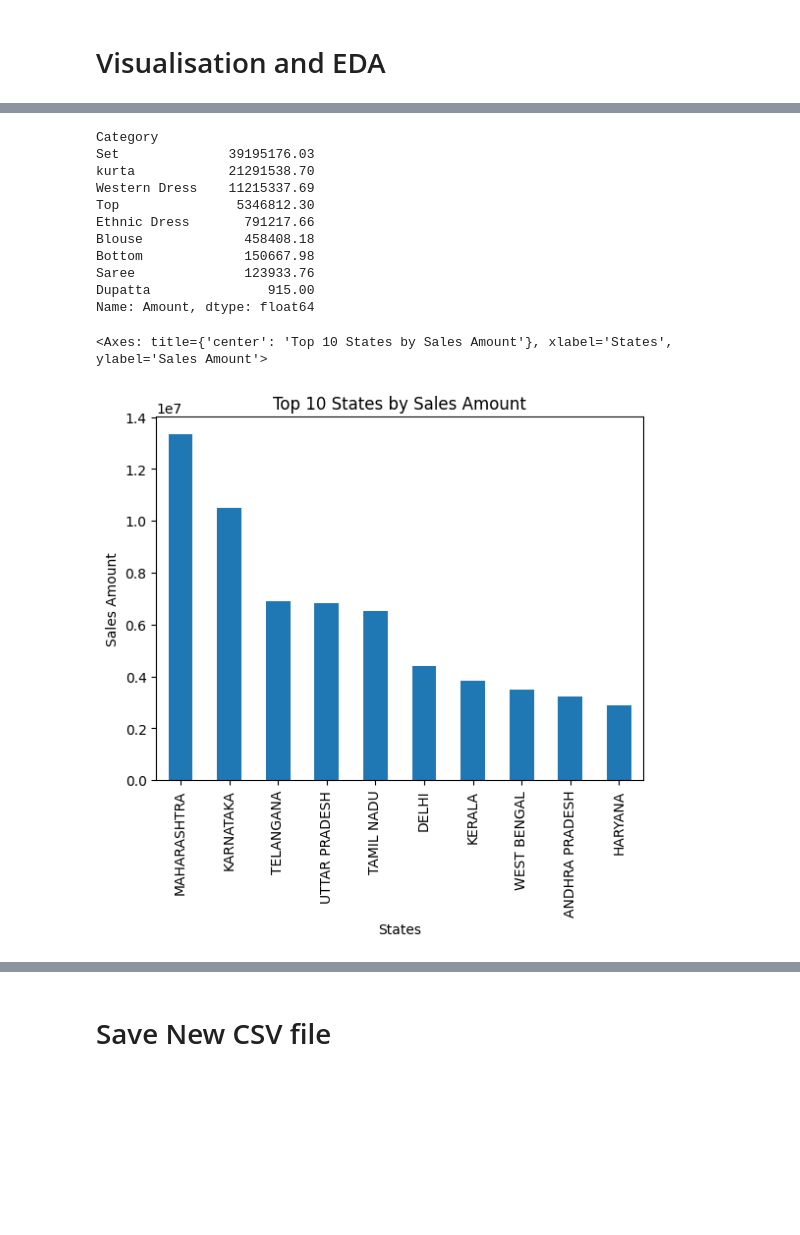
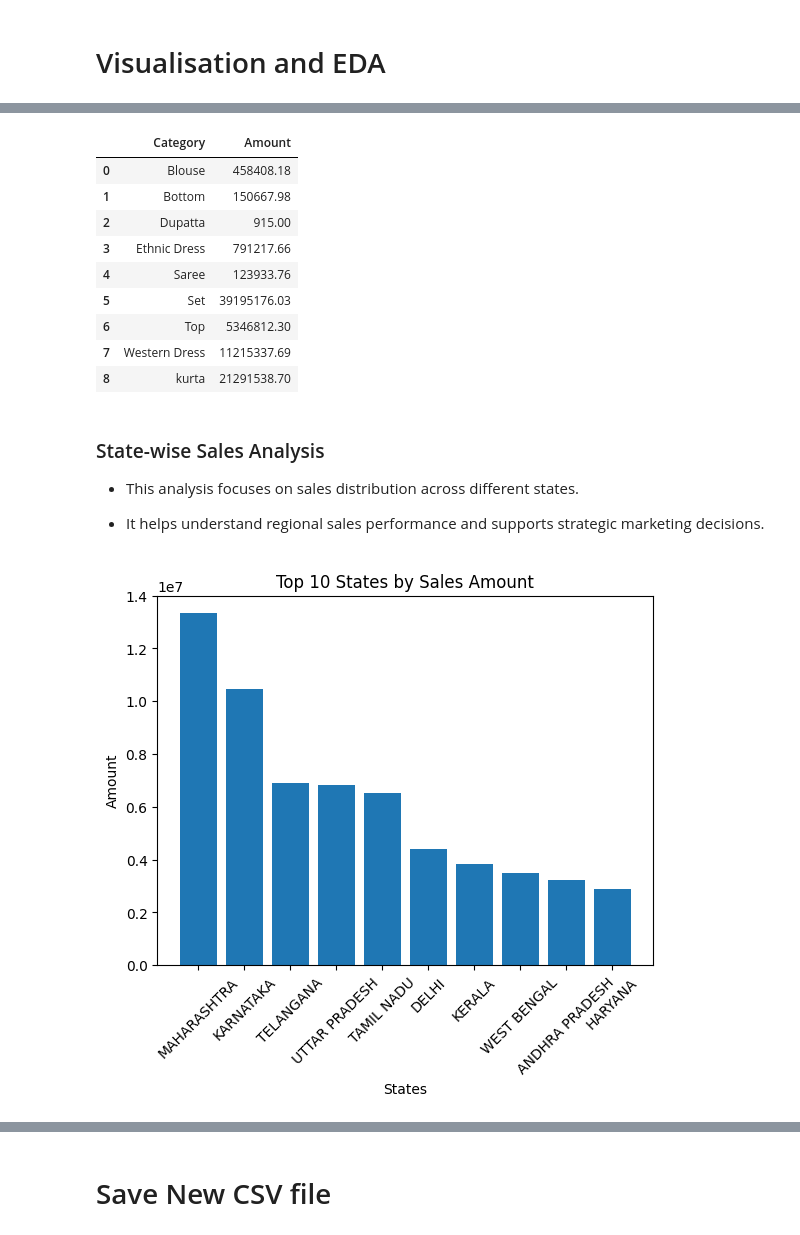
Before and after one commit to altamashfrgn472/Ecommerce-Sales-Analysis, a Jupyter notebook: notebooks/sales_analysis.ipynb, the cells around one changed output, grey strips where cells are left out. Drawn from its saved outputs; the diff is of its cells as text; code cells hidden in the pictures; blank space fills up the shorter version.

```diff
--- a/notebooks/sales_analysis.ipynb
+++ b/notebooks/sales_analysis.ipynb
@@ -171,24 +247,47 @@ data.groupby('Category')['Amount'].sum().plot(kind='bar',
 # %%
 # top to low
-data.groupby('Category')['Amount'].sum().sort_values(ascending=False)
+# data.groupby('Category')['Amount'].sum().sort_values(ascending=False)/
+category_sales
 # %% [output]
-Category
-Set              39195176.03
-kurta            21291538.70
-Western Dress    11215337.69
-Top               5346812.30
-Ethnic Dress       791217.66
-Blouse             458408.18
-Bottom             150667.98
-Saree              123933.76
-Dupatta               915.00
-Name: Amount, dtype: float64
+|  | Category | Amount |
+| 0 | Blouse | 458408.18 |
+| 1 | Bottom | 150667.98 |
+| 2 | Dupatta | 915.00 |
+| 3 | Ethnic Dress | 791217.66 |
+| 4 | Saree | 123933.76 |
+| 5 | Set | 39195176.03 |
+| 6 | Top | 5346812.30 |
+| 7 | Western Dress | 11215337.69 |
+| 8 | kurta | 21291538.70 |
+# %% [markdown]
+### State-wise Sales Analysis
+- This analysis focuses on sales distribution across different states.
+
+- It helps understand regional sales performance and supports strategic marketing decisions.
 # %%
-data.groupby('ship-state')['Amount'].sum().sort_values(ascending=False).head(10).plot(kind='bar',
-                                                                                      title='Top 10 States by Sales Amount',
-                                                                                      xlabel='States',
-                                                                                      ylabel='Sales Amount')
+# data.groupby('ship-state')['Amount'].sum().sort_values(ascending=False).head(10).plot(kind='bar',
+#                                                                                       title='Top 10 States by Sales Amount',
+#                                                                                       xlabel='States',
+#                                                                                       ylabel='Sales Amount')
+
+state_sales = (
+    data.groupby('ship-state')['Amount']
+    .sum()
+    .reset_index()
+    .sort_values('Amount', ascending=False)
+    .head(10)
+)
+
+plt.bar(
+    state_sales['ship-state'],
+    state_sales['Amount']
+)
+
+plt.title('Top 10 States by Sales Amount')
+plt.xlabel('States')
+plt.ylabel('Amount')
+plt.xticks(rotation=45)
+plt.show()
 # %% [output]
-<Axes: title={'center': 'Top 10 States by Sales Amount'}, xlabel='States', ylabel='Sales Amount'>
-[figure, old version]
+[figure, new version]
 # %%
```
Also changed, not shown: parts of 16 cells of this notebook, 1 other file.
